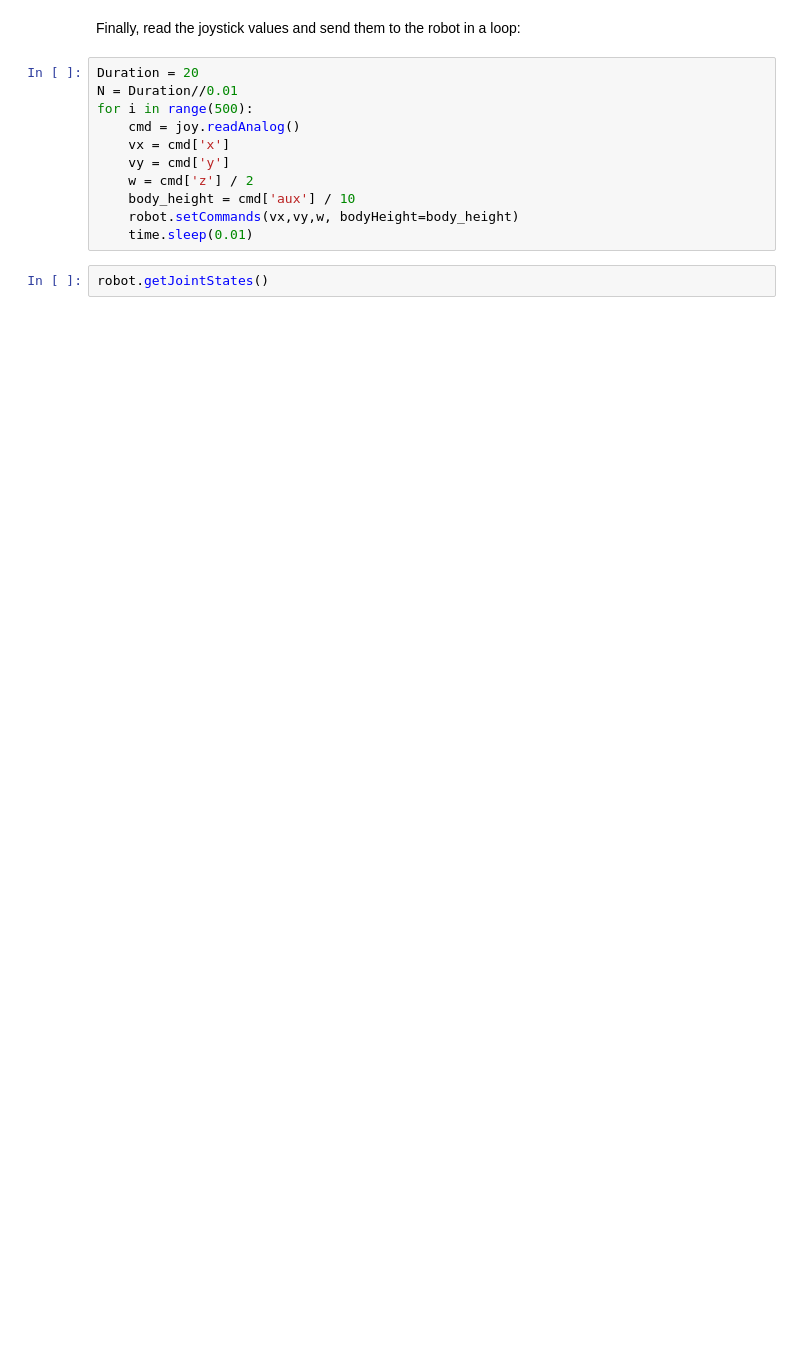
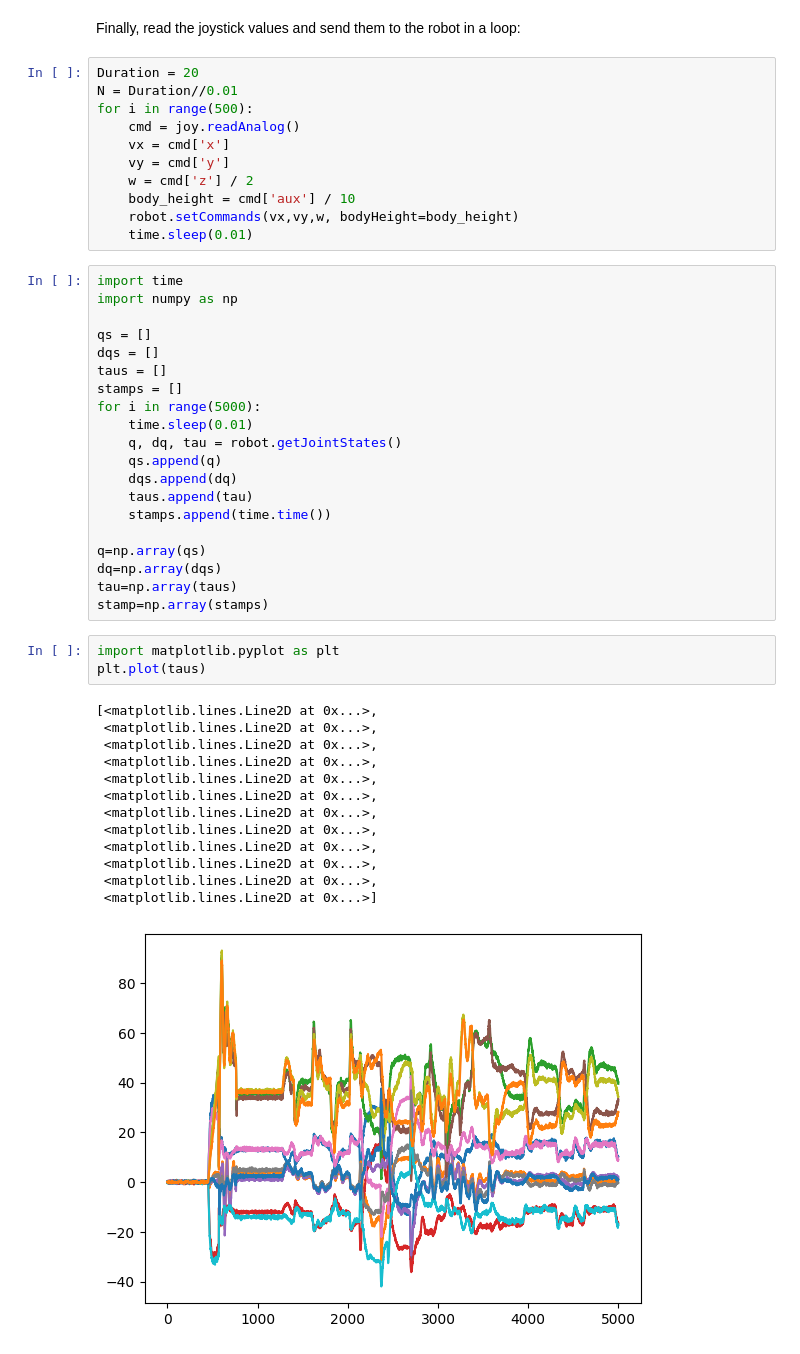
Before and after one commit to Rooholla-KhorramBakht/B1Py, a Jupyter notebook: examples/highlevel_ros2_interface.ipynb, the cells around one changed output. Saved outputs shown, nothing was run; the diff lists cells and outputs as text; blank space fills up the shorter version.

```diff
--- a/examples/highlevel_ros2_interface.ipynb
+++ b/examples/highlevel_ros2_interface.ipynb
@@ -31,5 +34,40 @@ for i in range(500):
     body_height = cmd['aux'] / 10
     robot.setCommands(vx,vy,w, bodyHeight=body_height)
     time.sleep(0.01)
-# %%
-robot.getJointStates()
+# %%
+import time
+import numpy as np
+
+qs = []
+dqs = []
+taus = []
+stamps = []
+for i in range(5000):
+    time.sleep(0.01)
+    q, dq, tau = robot.getJointStates()
+    qs.append(q)
+    dqs.append(dq)
+    taus.append(tau)
+    stamps.append(time.time())
+
+q=np.array(qs)
+dq=np.array(dqs)
+tau=np.array(taus)
+stamp=np.array(stamps)
+# %%
+import matplotlib.pyplot as plt
+plt.plot(taus)
+# %% [output]
+[<matplotlib.lines.Line2D at 0x...>,
+ <matplotlib.lines.Line2D at 0x...>,
+ <matplotlib.lines.Line2D at 0x...>,
+ <matplotlib.lines.Line2D at 0x...>,
+ <matplotlib.lines.Line2D at 0x...>,
+ <matplotlib.lines.Line2D at 0x...>,
+ <matplotlib.lines.Line2D at 0x...>,
+ <matplotlib.lines.Line2D at 0x...>,
+ <matplotlib.lines.Line2D at 0x...>,
+ <matplotlib.lines.Line2D at 0x...>,
+ <matplotlib.lines.Line2D at 0x...>,
+ <matplotlib.lines.Line2D at 0x...>]
+[figure, added]
```
Also changed, not shown: parts of 2 cells of this notebook, 5 other files.
